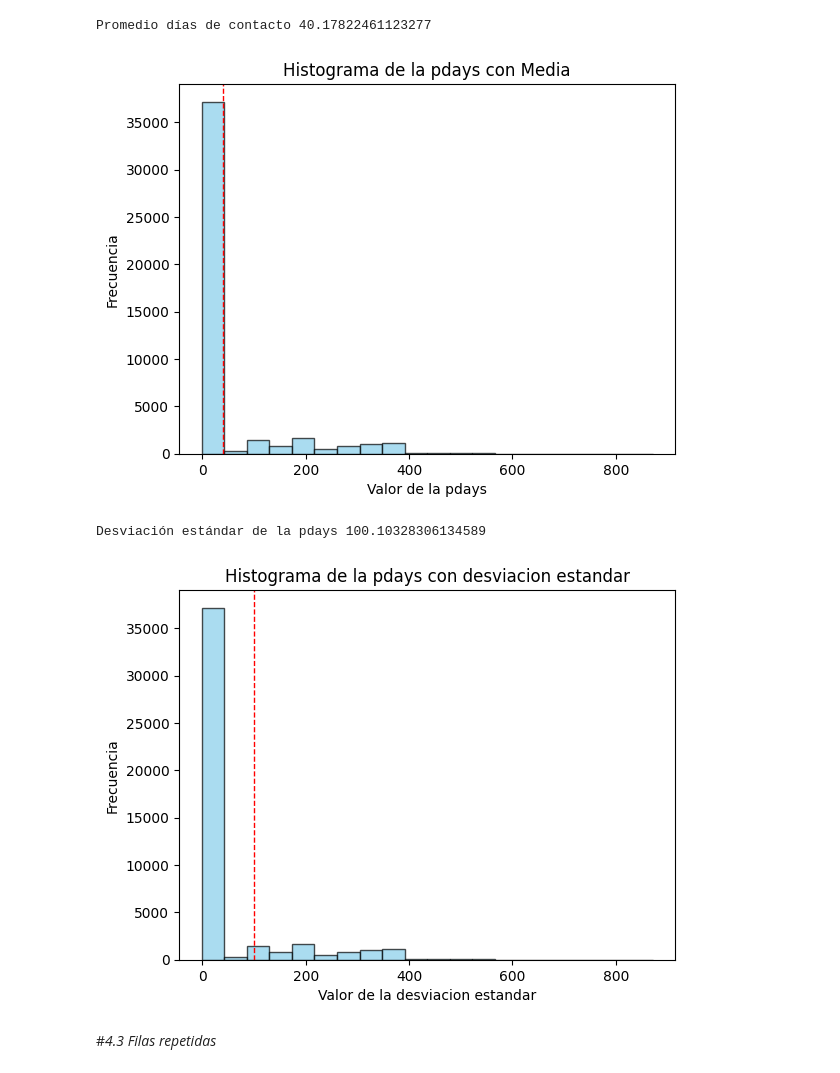
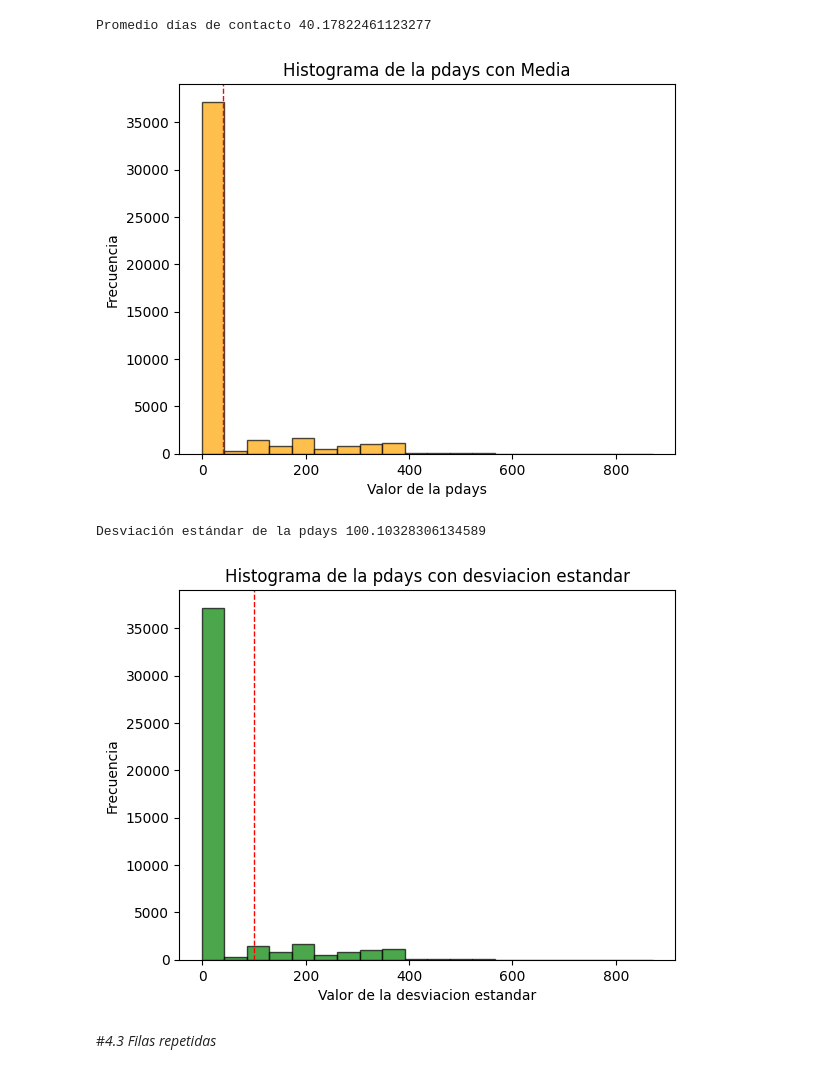
Before and after one commit to CharlieHndz/Talento-Tech-2024-Carlos-Hdez, a Jupyter notebook: Practica_Banco.ipynb, the cells around one changed output. Drawn from its saved outputs; the diff is of its cells as text; code cells hidden in the pictures.

```diff
--- a/Practica_Banco.ipynb
+++ b/Practica_Banco.ipynb
@@ -207,7 +207,7 @@ print("Promedio días de contacto", media)
 Promedio días de contacto 40.17822461123277
 # %%
 # Graficar un histograma del atributo "campaña"
-plt.hist(data['pdays'], bins=20, color='skyblue', edgecolor='black', alpha=0.7)
+plt.hist(data['pdays'], bins=20, color='orange', edgecolor='black', alpha=0.7)
 
 # Agregar una linea vertical para mostrar la media
 plt.axvline(media, color='red', linestyle='dashed', linewidth=1)
@@ -220,7 +220,7 @@ plt.title('Histograma de la pdays con Media')
 # Mostrar la grafica
 plt.show()
 # %% [output]
-[figure, old version]
+[figure, new version]
 # %%
 # Calcule la desviación estándar del atributo 'campaign - pdays: dias de contactoal ussuario antes de la campaña actual'
 desviacion_estandar = data['pdays'].std()
@@ -229,20 +229,20 @@ print("Desviación estándar de la pdays", desviacion_estandar)
 Desviación estándar de la pdays 100.10328306134589
 # %%
 # Graficar un histograma de la std del atriburo pdays
-plt.hist(data['pdays'], bins=20, color='skyblue', edgecolor='black', alpha=0.7)
+plt.hist(data['pdays'], bins=20, color='green', edgecolor='black', alpha=0.7)
 
 # Agregar una linea vertical para obtener la std
 plt.axvline(desviacion_estandar, color='red', linestyle='dashed', linewidth=1) # Se reemplaza media por std seguido del comando "plt.axvline" para graficar la desviacion estandar y no la media
 
 # Etiquetas y titulo
 plt.xlabel('Valor de la desviacion estandar')
 plt.ylabel('Frecuencia')
 plt.title('Histograma de la pdays con desviacion estandar')
 
 # Mostrar la grafica
 plt.show()
 # %% [output]
-[figure, old version]
+[figure, new version]
 # %% [markdown]
 #*4.3 Filas repetidas*
 # %%
```
Also changed, not shown: parts of 3 cells of this notebook.
